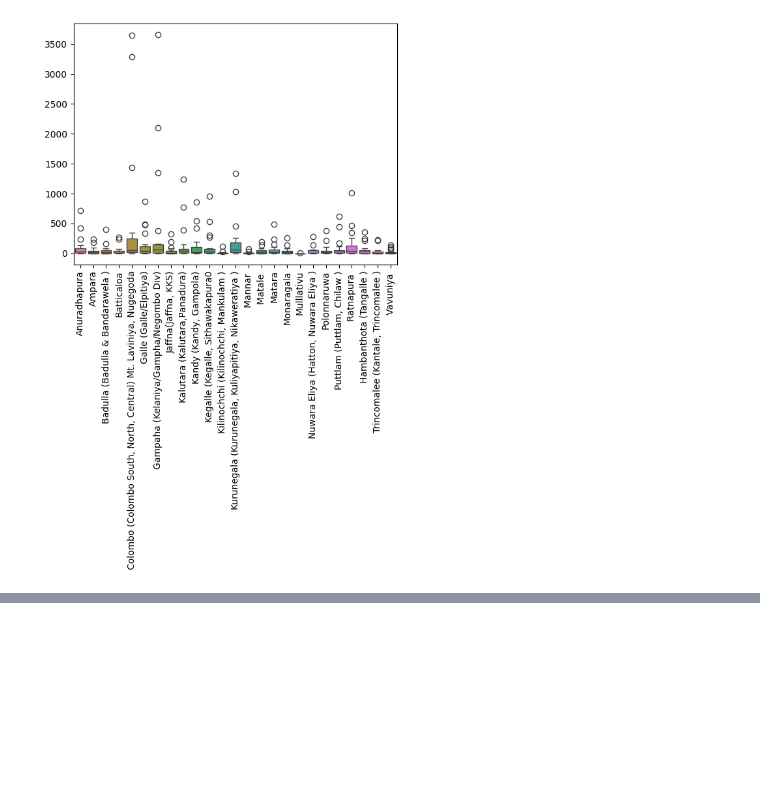
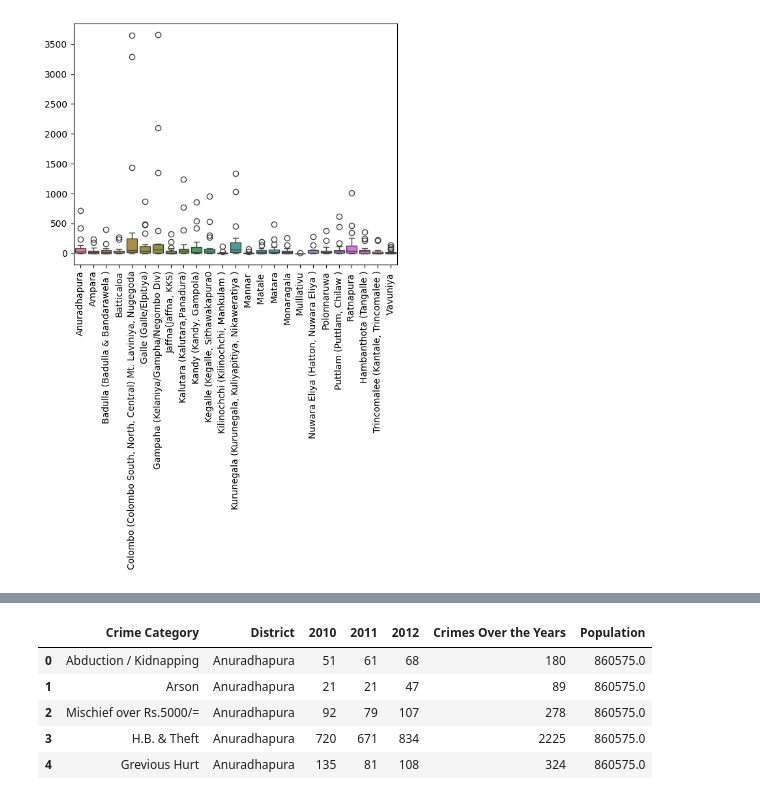
Before and after one commit to Sandanu87/DSPL_ICW, a Jupyter notebook: ICW_data_prep.ipynb, the cells around one changed output, grey strips where cells are left out. Cells and saved outputs as stored; diff of their text form; code cells hidden in the pictures; blank space fills up the shorter version.

```diff
--- a/ICW_data_prep.ipynb
+++ b/ICW_data_prep.ipynb
@@ -318 +316,15 @@ NameError: name 'data' is not defined
+# %%
+def melt_crime_data(df):
+    district_columns = [col for col in df.columns if col != 'Crime Category']
+    melted_data = df.melt(id_vars=['Crime Category'],
+                         value_vars=district_columns,
+                         var_name='District',
+                         value_name='Value')
+    return melted_data
+
+melted_df_10 = melt_crime_data(df_10)
+melted_df_11 = melt_crime_data(df_11)
+melted_df_12 = melt_crime_data(df_12)
+
+crime_data = pd.concat([melted_df_10, melted_df_11, melted_df_12], ignore_index=True)
 # %%
@@ -340,2 +370,9 @@ melted_mkt_data['Year'] = pd.to_numeric(melted_mkt_data['Year'])
 # %%
-melted_mkt_data.head()
+merged_crime_data.head()
+# %% [output]
+|  | Crime Category | District | 2010 | 2011 | 2012 | Crimes Over the Years | Population |
+| 0 | Abduction / Kidnapping | Anuradhapura | 51 | 61 | 68 | 180 | 860575.0 |
+| 1 | Arson | Anuradhapura | 21 | 21 | 47 | 89 | 860575.0 |
+| 2 | Mischief over Rs.5000/= | Anuradhapura | 92 | 79 | 107 | 278 | 860575.0 |
+| 3 | H.B. & Theft | Anuradhapura | 720 | 671 | 834 | 2225 | 860575.0 |
+| 4 | Grevious Hurt | Anuradhapura | 135 | 81 | 108 | 324 | 860575.0 |
```
Also changed, not shown: parts of 19 cells of this notebook.
